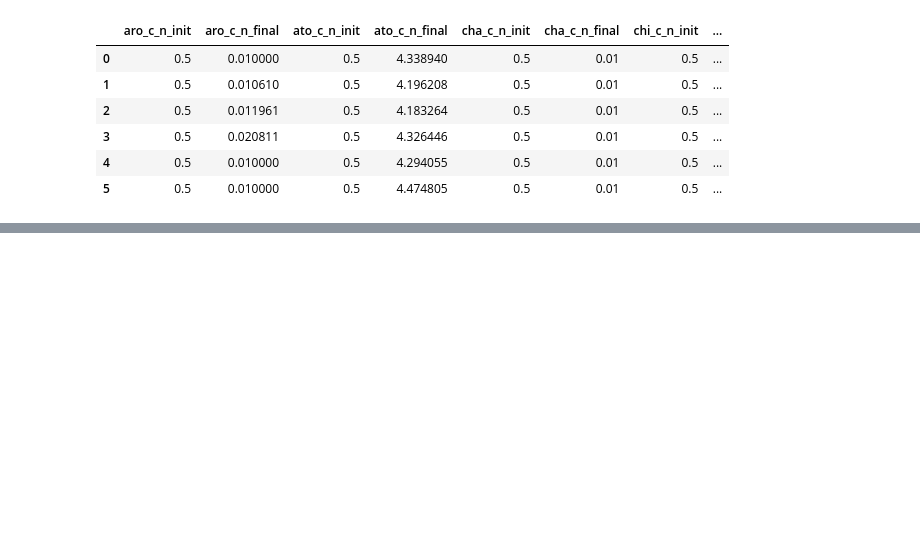
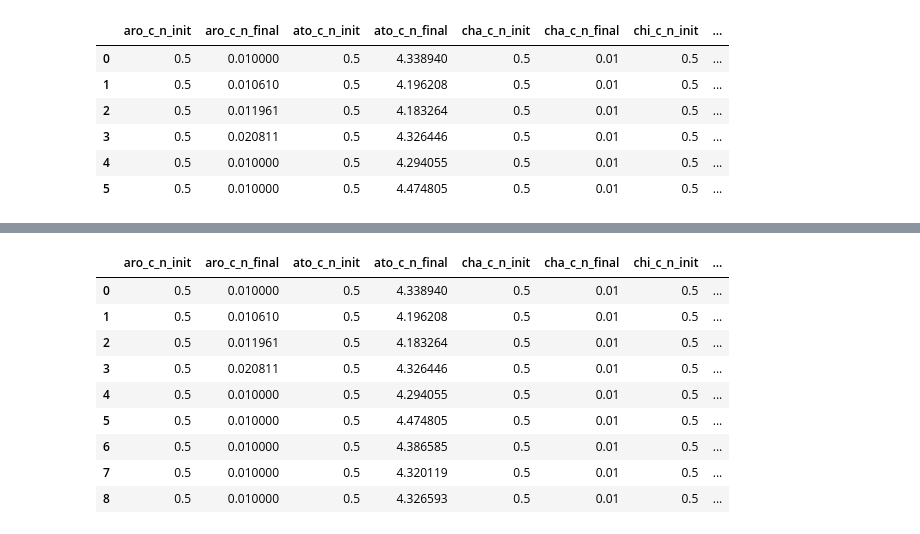
Before and after one commit to ChrizZhuang/marginalized_graph_kernel_protein, a Jupyter notebook: Docking_0621.ipynb, the cells around one changed output, grey strips where cells are left out. Cells and saved outputs as stored; diff of their text form; code cells hidden in the pictures; blank space fills up the shorter version.

Commit message:
add results of ring_c_n

```diff
--- a/Docking_0621.ipynb
+++ b/Docking_0621.ipynb
@@ -1245,3 +1245,22 @@ exhaust_search_results
 | 3 | 0.5 | 0.020811 | 0.5 | 4.326446 | 0.5 | 0.01 | 0.5 | ... |
 | 4 | 0.5 | 0.010000 | 0.5 | 4.294055 | 0.5 | 0.01 | 0.5 | ... |
 | 5 | 0.5 | 0.010000 | 0.5 | 4.474805 | 0.5 | 0.01 | 0.5 | ... |
+# %%
+for ring_c_n in ring_c_ns:
+  model,para_list = gpr_train(train = train, repeat_num = repeat, ring_c_n = ring_c_n)
+
+  mu = model.predict(train.graphs)
+  MAE_train = np.mean(np.abs(train[target] - mu))
+  RMSE_train = np.std(train[target] - mu)
+  para_list.append(RMSE_train)
+  para_list.append(MAE_train)
+
+  mu_test = model.predict(test.graphs)
+  MAE_test = np.mean(np.abs(test[target] - mu_test))
+  RMSE_test = np.std(test[target] - mu_test)
+  para_list.append(RMSE_test)
+  para_list.append(MAE_test)
+
+
+  data = pd.DataFrame(data = [para_list],columns = column_names)
+  exhaust_search_results = exhaust_search_results.append(data,ignore_index=True)
@@ -1247,0 +1285,13 @@ exhaust_search_results
+# %%
+exhaust_search_results
+# %% [output]
+|  | aro_c_n_init | aro_c_n_final | ato_c_n_init | ato_c_n_final | cha_c_n_init | cha_c_n_final | chi_c_n_init | ... |
+| 0 | 0.5 | 0.010000 | 0.5 | 4.338940 | 0.5 | 0.01 | 0.5 | ... |
+| 1 | 0.5 | 0.010610 | 0.5 | 4.196208 | 0.5 | 0.01 | 0.5 | ... |
+| 2 | 0.5 | 0.011961 | 0.5 | 4.183264 | 0.5 | 0.01 | 0.5 | ... |
+| 3 | 0.5 | 0.020811 | 0.5 | 4.326446 | 0.5 | 0.01 | 0.5 | ... |
+| 4 | 0.5 | 0.010000 | 0.5 | 4.294055 | 0.5 | 0.01 | 0.5 | ... |
+| 5 | 0.5 | 0.010000 | 0.5 | 4.474805 | 0.5 | 0.01 | 0.5 | ... |
+| 6 | 0.5 | 0.010000 | 0.5 | 4.386585 | 0.5 | 0.01 | 0.5 | ... |
+| 7 | 0.5 | 0.010000 | 0.5 | 4.320119 | 0.5 | 0.01 | 0.5 | ... |
+| 8 | 0.5 | 0.010000 | 0.5 | 4.326593 | 0.5 | 0.01 | 0.5 | ... |
```
Also changed, not shown: parts of 1 cell of this notebook.
